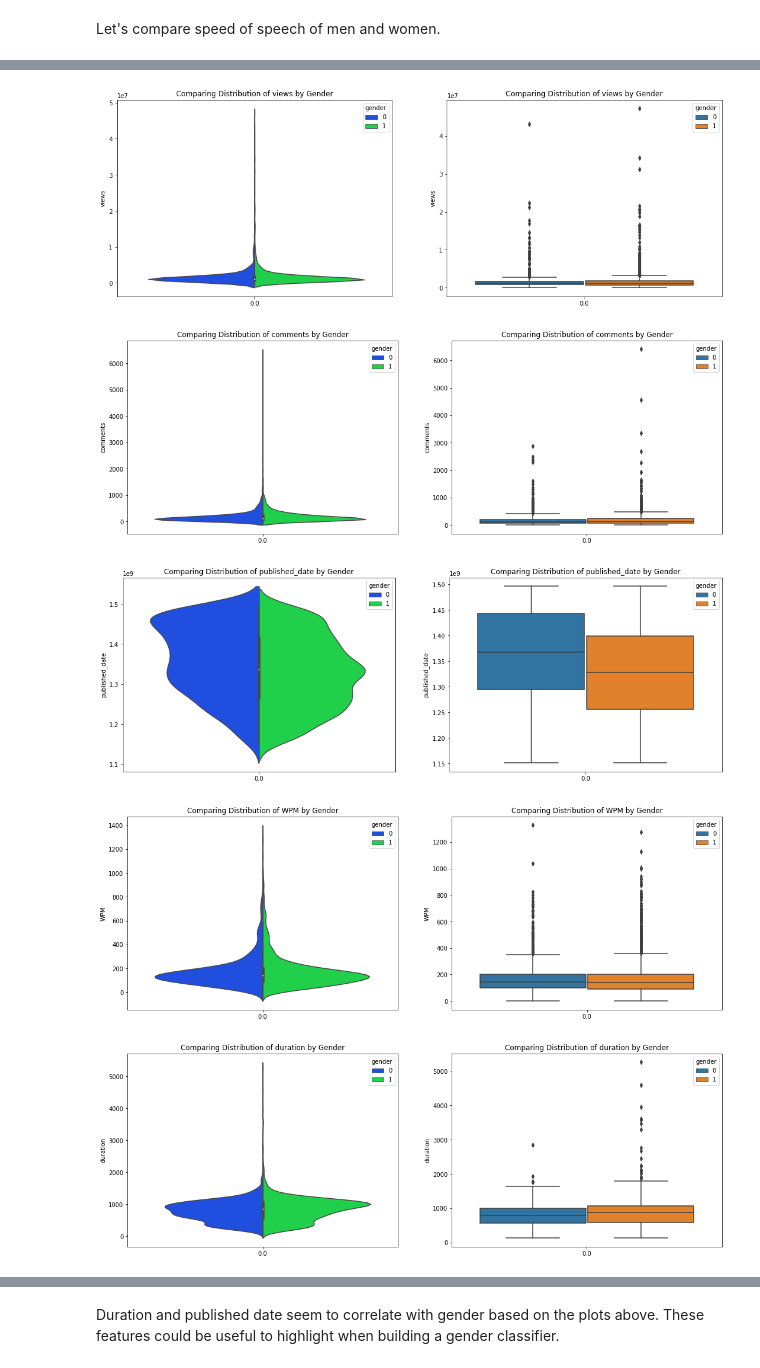
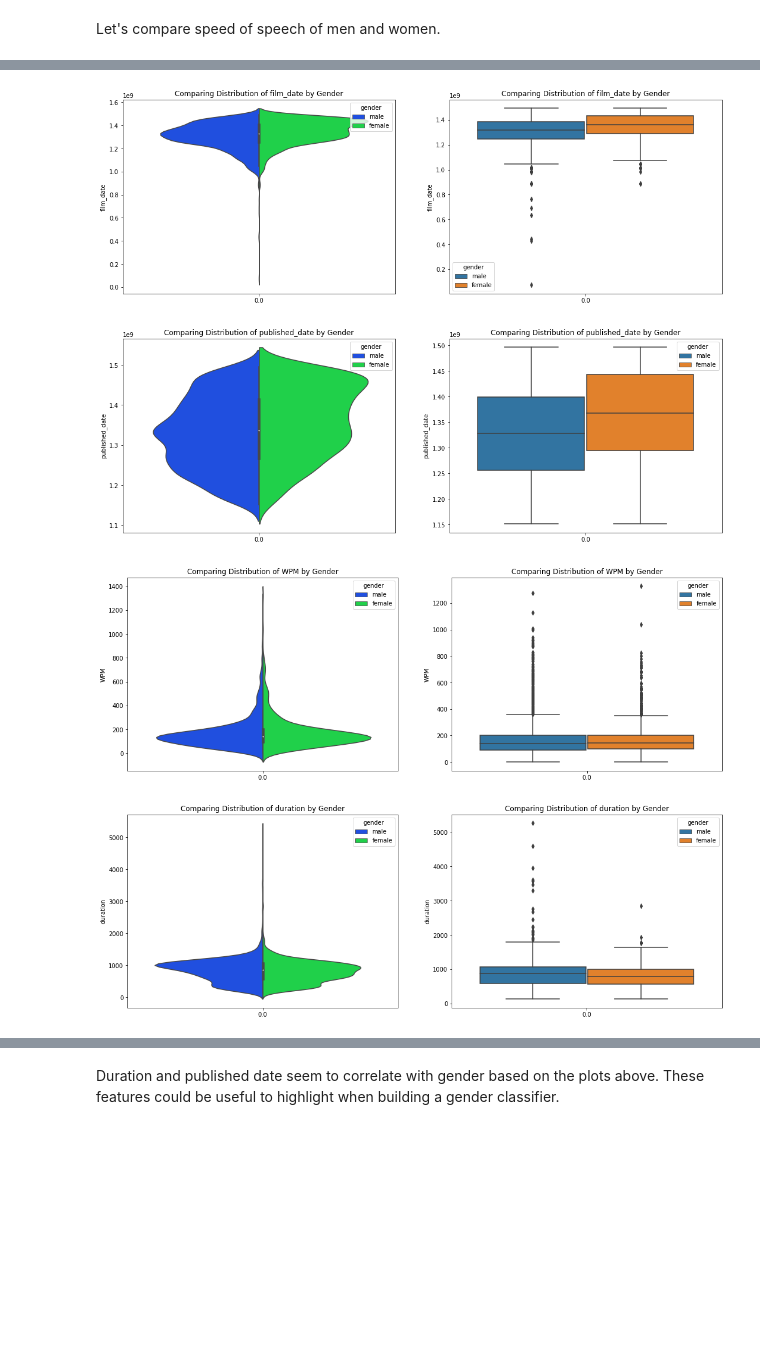
Before and after one commit to GreenMouth/Data-Science-Lab-Final-Project, a Jupyter notebook: src/Data-Exploration.ipynb, the cells around one changed output, grey strips where cells are left out. Saved outputs shown, nothing was run; the diff lists cells and outputs as text; code cells hidden in the pictures; blank space fills up the shorter version.

```diff
--- a/src/Data-Exploration.ipynb
+++ b/src/Data-Exploration.ipynb
@@ -367,8 +367,8 @@ plt.show()
 Right off the bat we can see that about twice as many speakers are men than women(disregarding the unknown). Let's compare the average # of views of men vs women.<br>
 Let's go ahead and assign numbers to these labels (0 to female 1 to male) to make predictions and analysis easier.
 # %%
-genderBinary = label_binarize(data.gender.values,classes=['female','male'])
-data['gender'] = genderBinary
+#genderBinary = label_binarize(data.gender.values,classes=['female','male'])
+#data['gender'] = genderBinary
 # %% [markdown]
 ### Let's build a simple gender classifier on the original data with no new features.
 # %%
@@ -677,15 +676,13 @@ def compareGenders(feature):
 # %%
-compareGenders('views')
-compareGenders('comments')
+compareGenders('film_date')
 compareGenders('published_date')
 compareGenders('WPM')
 compareGenders('duration')
 # %% [output]
-[figure, old version]
+[figure, new version]
-[figure, old version]
+[figure, new version]
-[figure, old version]
+[figure, new version]
-[figure, old version]
+[figure, new version]
-[figure, removed]
 # %%
 compareGenders('Ingenious')
 compareGenders('Beautiful')
```
Also changed, not shown: parts of 17 cells of this notebook.
